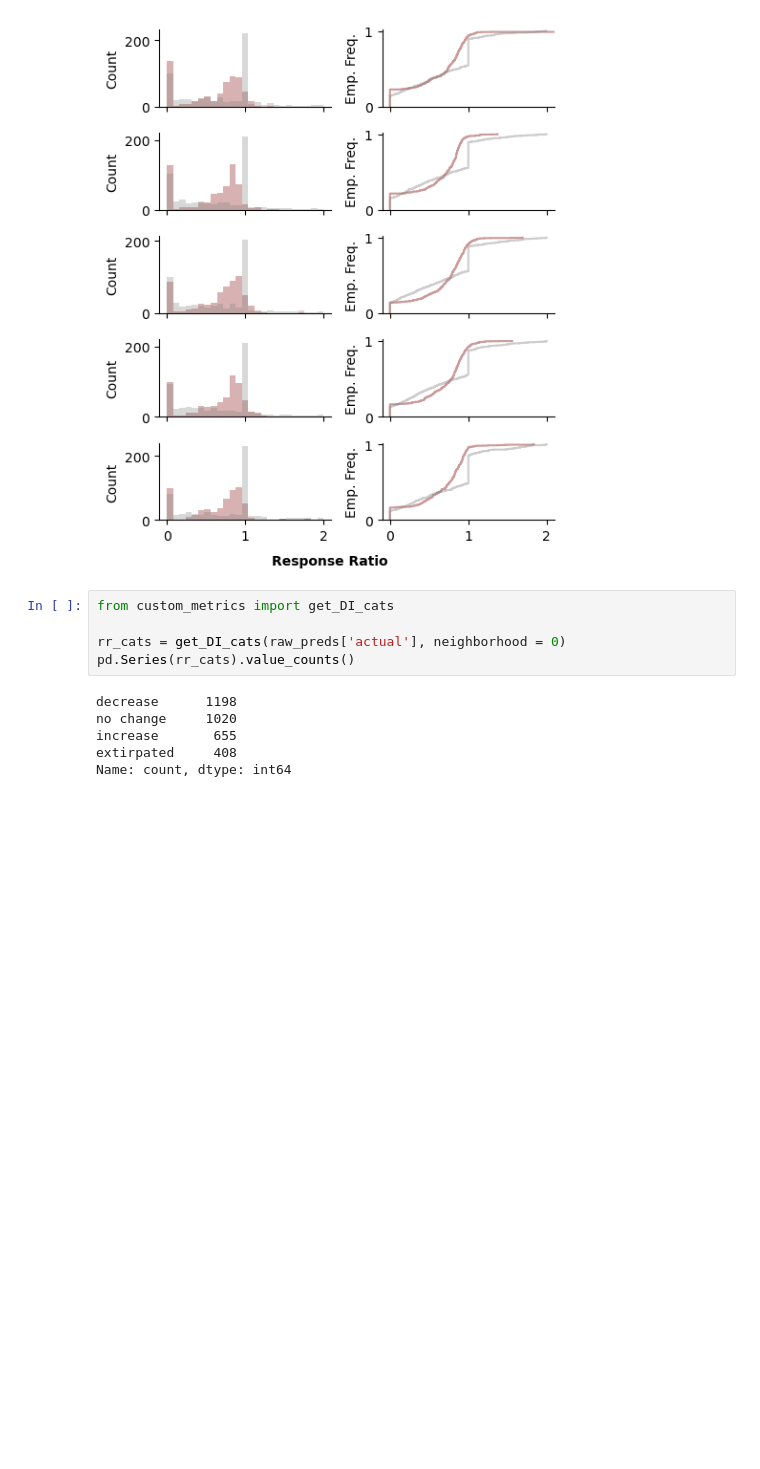
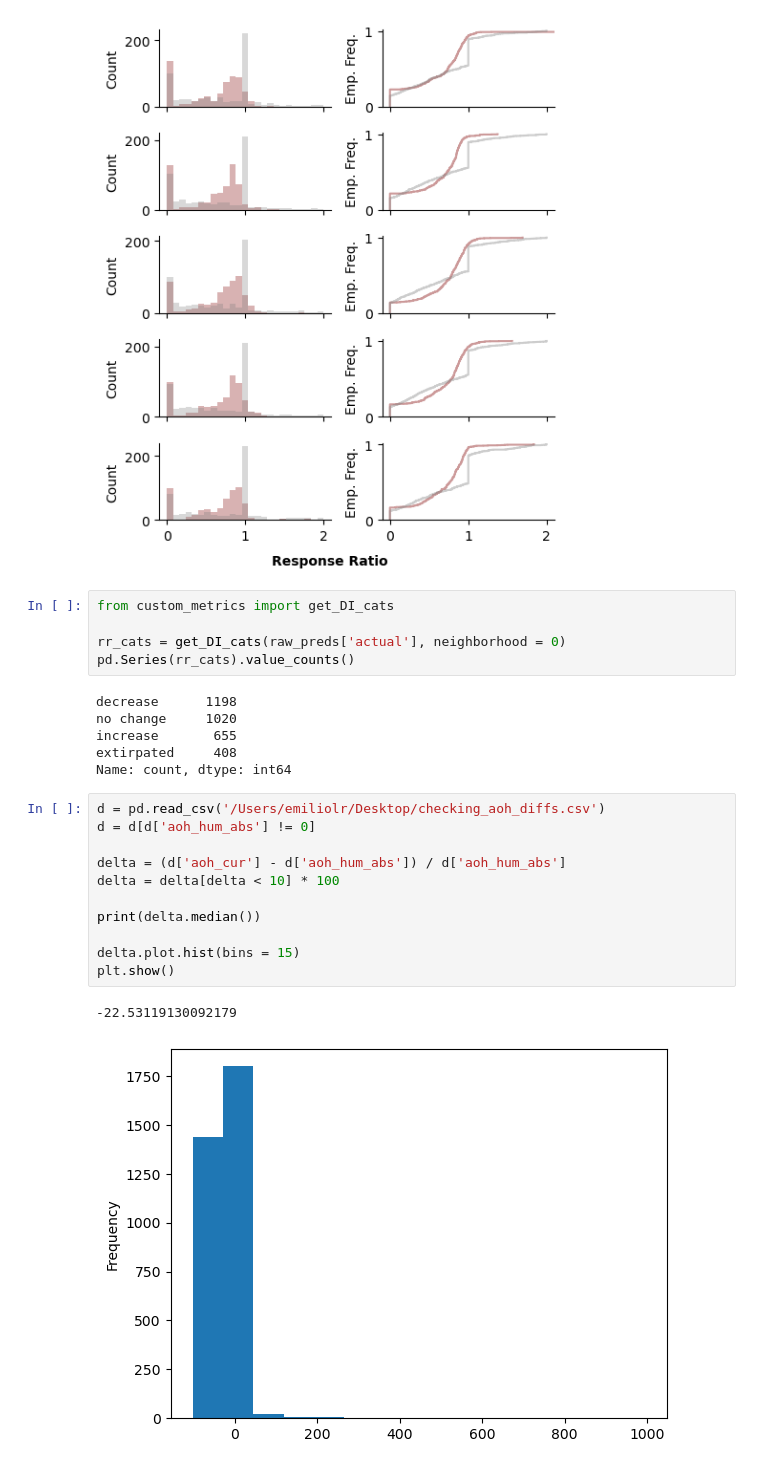
Before and after one commit to emiliolr/life-hunting, a Jupyter notebook: notebooks/scratch.ipynb, the cells around one changed output. Drawn from its saved outputs; the diff is of its cells as text; blank space fills up the shorter version.

```diff
--- a/notebooks/scratch.ipynb
+++ b/notebooks/scratch.ipynb
@@ -285,3 +285,17 @@ no change     1020
 increase       655
 extirpated     408
 Name: count, dtype: int64
+# %%
+d = pd.read_csv('/Users/emiliolr/Desktop/checking_aoh_diffs.csv')
+d = d[d['aoh_hum_abs'] != 0]
+
+delta = (d['aoh_cur'] - d['aoh_hum_abs']) / d['aoh_hum_abs']
+delta = delta[delta < 10] * 100
+
+print(delta.median())
+
+delta.plot.hist(bins = 15)
+plt.show()
+# %% [output]
+-22.53119130092179
+[figure, added]
```
Also changed, not shown: 3 other files.
